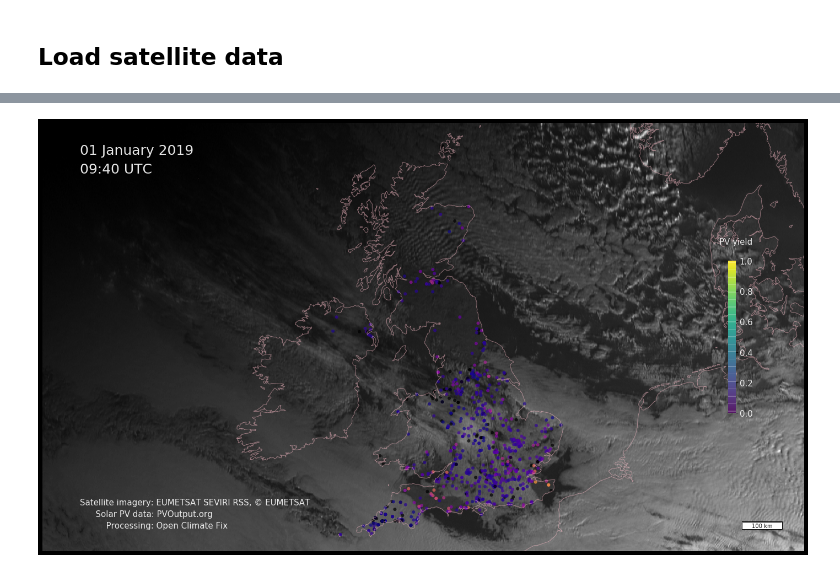
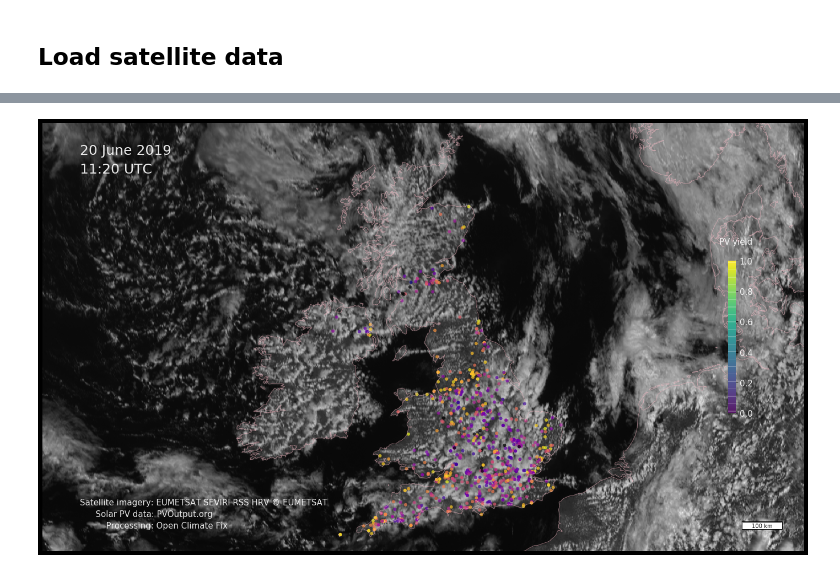
Before and after one commit to openclimatefix/predict_pv_yield_OLD, a Jupyter notebook: notebooks/data_analysis/animate_sat_images_and_pv.ipynb, the cells around one changed output, grey strips where cells are left out. Cells and saved outputs as stored; diff of their text form; code cells hidden in the pictures.

```diff
--- a/notebooks/data_analysis/animate_sat_images_and_pv.ipynb
+++ b/notebooks/data_analysis/animate_sat_images_and_pv.ipynb
@@ -80,9 +80,11 @@ Wall time: 16.3 s
 # %%
-pv_power_selected = pv_power.loc[dict(datetime=slice('2019-01-01', '2019-01-20'))]
+pv_power_selected = pv_power.loc[dict(datetime=slice('2019-06-20', '2019-06-30'))]
 # %%
 pv_power_df = pv_power_selected.to_dataframe().dropna(axis='columns', how='all')
 pv_power_df = pv_power_df.clip(lower=0, upper=5E7)
 pv_power_df.columns = [np.int64(col) for col in pv_power_df.columns]
+# %%
+pv_power_df = pv_power_df.tz_localize('Europe/London').tz_convert('UTC')
 # %%
 # A bit of hand-crafted cleaning
 pv_power_df[30248][:'2019-01-03'] = np.NaN
@@ -93,7 +95,7 @@ pv_power_df /= pv_power_df.max()
 # %%
 # Drop systems which are producing over night
 NIGHT_YIELD_THRESHOLD = 0.4
-night_hours = list(range(17, 24)) + list(range(0, 7))
+night_hours = list(range(20, 24)) + list(range(0, 4))
 bad_systems = np.where(
     (pv_power_df[pv_power_df.index.hour.isin(night_hours)] > NIGHT_YIELD_THRESHOLD).sum())[0]
 bad_systems = pv_power_df.columns[bad_systems]
@@ -120,10 +122,10 @@ pv_metadata = pv_metadata.reindex(pv_power_df.columns, axis='index')
 # %% [markdown]
 ## Load satellite data
 # %%
-DAYS = range(1, 20)
-HOURS = range(8, 17)
+DAYS = range(20, 31)
+HOURS = range(3, 21)
 satellite_data_filenames = [
-    os.path.join(SATELLITE_DATA_PATH, '2019-01-{:02d}T{:02d}.nc'.format(day, hour))
+    os.path.join(SATELLITE_DATA_PATH, '2019-06-{:02d}T{:02d}.nc'.format(day, hour))
     for day, hour in list(product(DAYS, HOURS))]
 # %%
 %%time
@@ -204,7 +206,7 @@ ax.text(
     x=0.05,
     y=0.05,
     s=(
-        'Satellite imagery: EUMETSAT SEVIRI RSS, © EUMETSAT\n'
+        'Satellite imagery: EUMETSAT SEVIRI RSS HRV © EUMETSAT\n'
         '      Solar PV data: PVOutput.org\n'
         '          Processing: Open Climate Fix'),
     color='white', fontsize=15, transform=ax.transAxes, verticalalignment='bottom', horizontalalignment='left', **TEXT_CONFIG)
@@ -217,39 +219,42 @@ colorbar_yticklabels = plt.getp(colorbar.ax.axes, 'yticklabels')
 plt.setp(colorbar_yticklabels, color='white', fontsize=15, **TEXT_CONFIG)
 
 # Datetime text
-dt = pd.Timestamp(sat_data.time.values)
+dt = pd.Timestamp(sat_data.time.values, tz='UTC')
 datetime_text = ax.text(
     x=0.05, y=0.95,
     s=dt.strftime(DATE_FORMAT),
     color='white', fontsize=25, transform=ax.transAxes,
     verticalalignment='top', horizontalalignment='left', **TEXT_CONFIG)
 
 # Scale bar
 scalebar = AnchoredSizeBar(
     transform=ax.transData,
     size=100000,
     label='100 km',
     loc=4,  # 4: lower right
     borderpad=4)
 ax.add_artist(scalebar)
 
 #draw_rectangle(
 #    ax=ax,
 #    centre_x=pv_metadata.iloc[1].x,
 #    centre_y=pv_metadata.iloc[1].y,
 #    width=128000,
 #    height=128000)
 
 def update(i):
     sat_data = get_satellite_data(i)
     img.set_data(sat_data)
-    dt = pd.Timestamp(sat_data.time.values)
-    colors = get_colors(dt)
+    dt = pd.Timestamp(sat_data.time.values, tz='UTC')
+    try:
+        colors = get_colors(dt)
+    except KeyError:
+        colors = np.zeros((len(pv_metadata), 4))
     path_collection.set_color(colors)
     datetime_text.set_text(dt.strftime(DATE_FORMAT))
 
-update(20)
+update(100)
 # %% [output]
-[figure, old version]
+[figure, new version]
 # %%
 # Docs: https://matplotlib.org/3.1.1/api/animation_api.html#writer-classes
```
Also changed, not shown: parts of 6 cells of this notebook, 2 other files.
